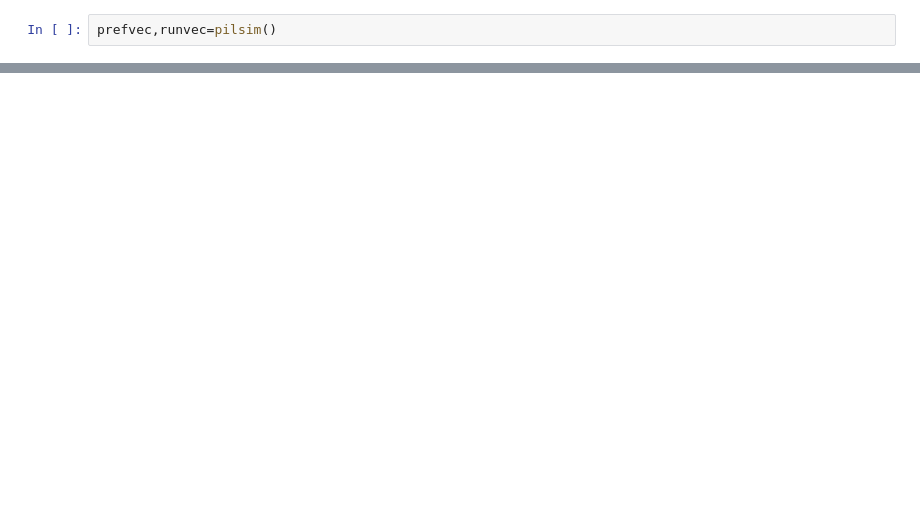
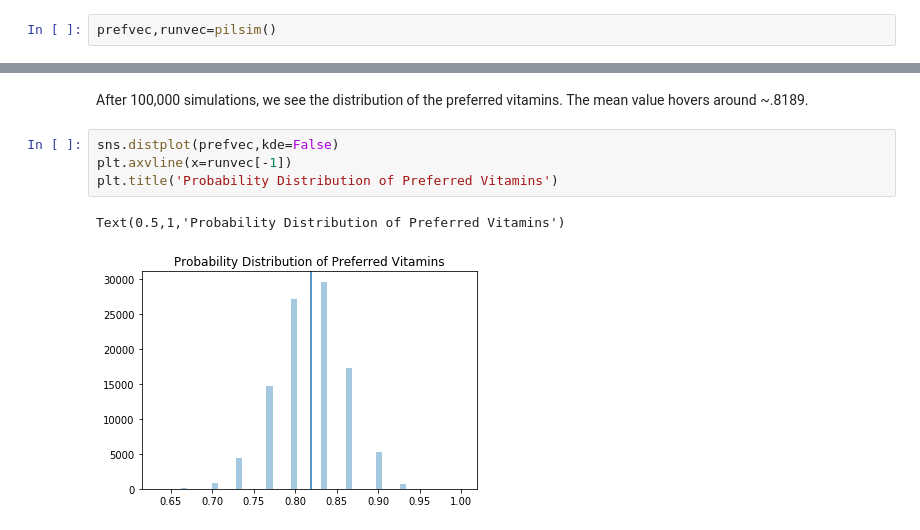
Before and after one commit to pwendel3/DSGit, a Jupyter notebook: riddler/grasshopper.ipynb, the cells around one changed output, grey strips where cells are left out. Saved outputs shown, nothing was run; the diff lists cells and outputs as text; blank space fills up the shorter version.

```diff
--- a/riddler/grasshopper.ipynb
+++ b/riddler/grasshopper.ipynb
@@ -41,3 +66,12 @@ plt.plot(runvec[:1000],lw=3)
+# %% [markdown]
+After 100,000 simulations, we see the distribution of the preferred vitamins. The mean value hovers around ~.8189.
+# %%
+sns.distplot(prefvec,kde=False)
+plt.axvline(x=runvec[-1])
+plt.title('Probability Distribution of Preferred Vitamins')
+# %% [output]
+Text(0.5,1,'Probability Distribution of Preferred Vitamins')
+[figure, added]
 # %%
 runvec[-1]
 # %% [output]
```
Also changed, not shown: parts of 11 cells of this notebook.
